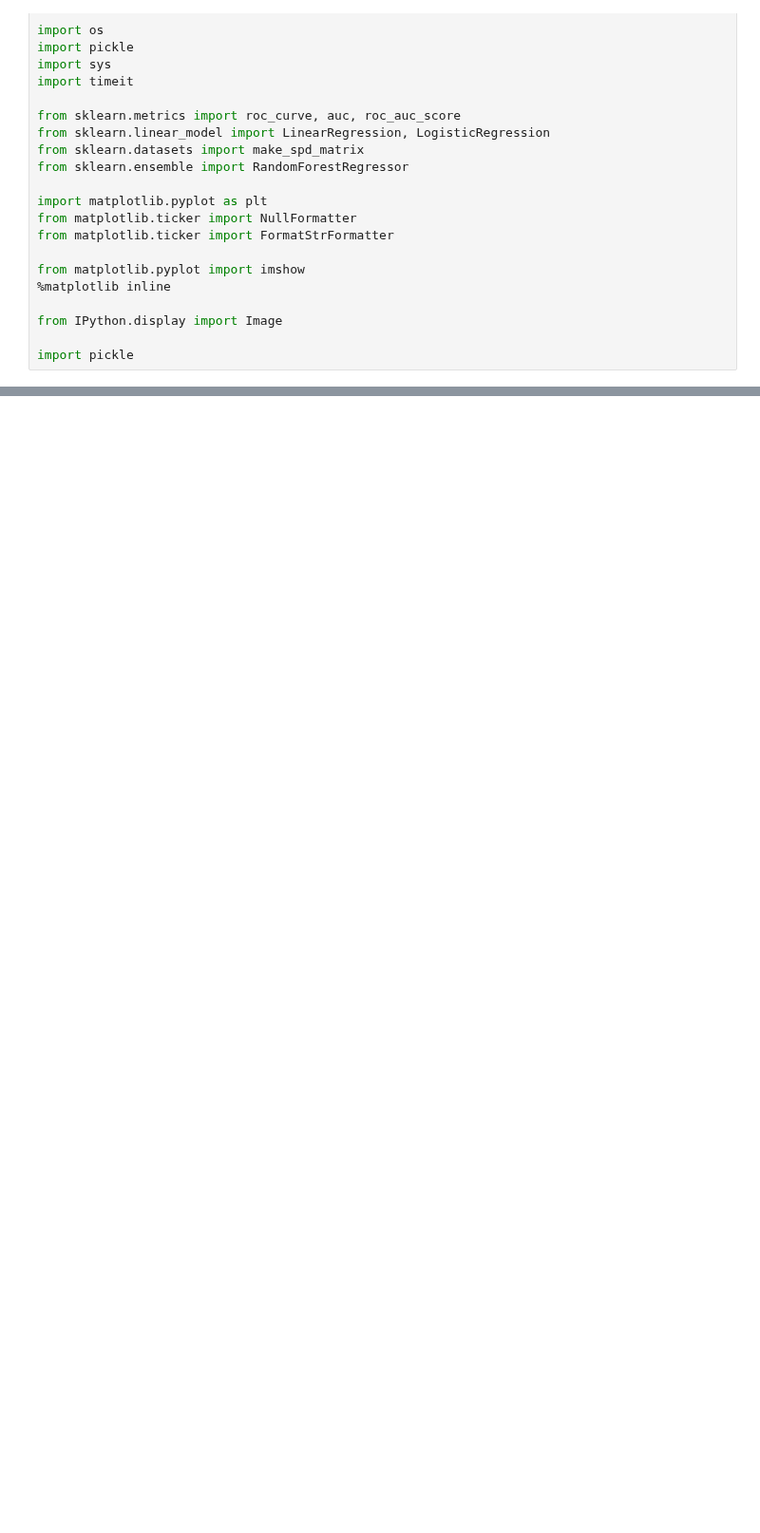
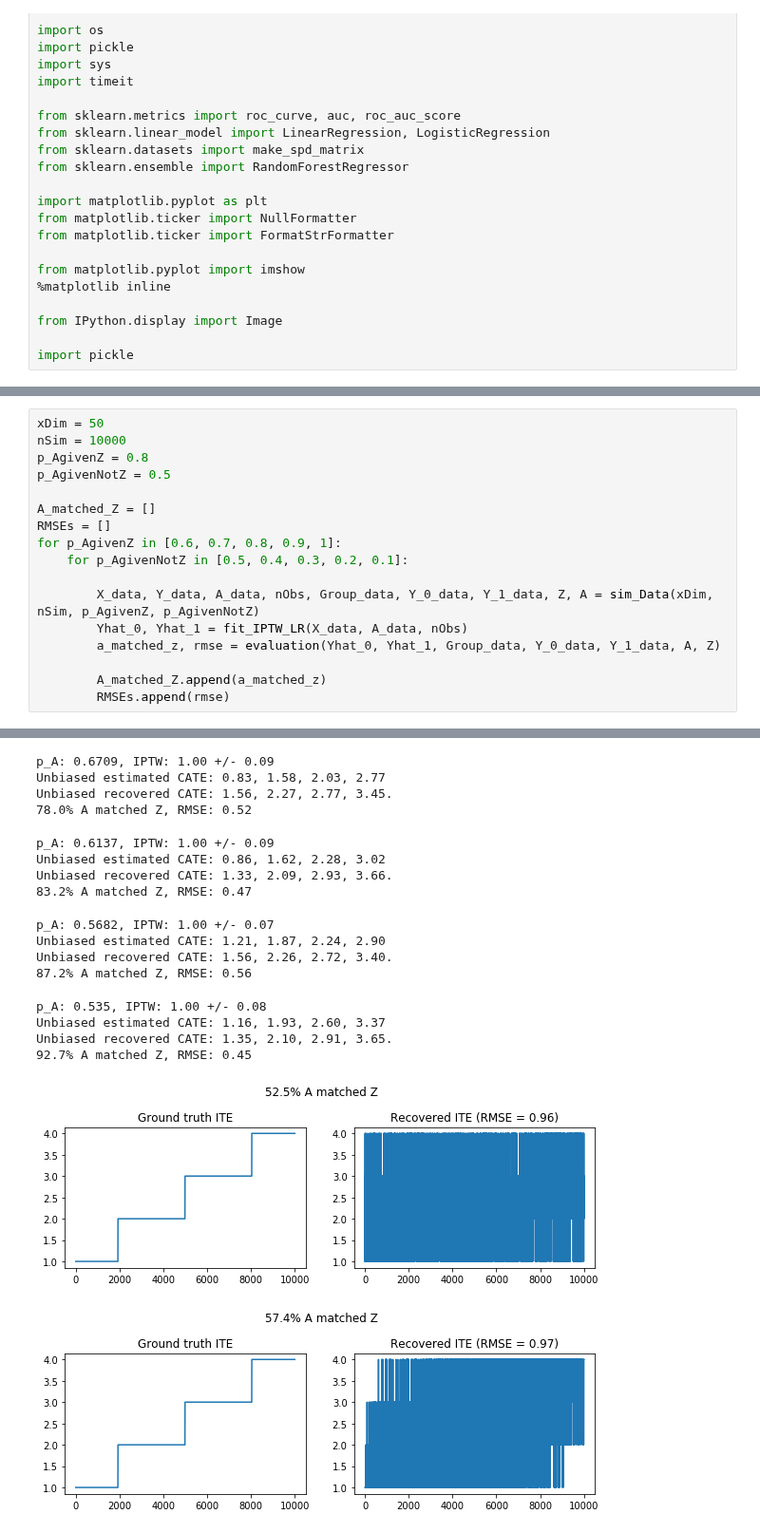
Before and after one commit to yanboxu/split-treatment-simulation, a Jupyter notebook: simulation.ipynb, the cells around one changed output, grey strips where cells are left out. Shown at 95% size. Drawn from its saved outputs; the diff is of its cells as text; blank space fills up the shorter version.

Commit message:
Simulation (no unobs confounder, complete data)

```diff
--- a/simulation.ipynb
+++ b/simulation.ipynb
@@ -24,3 +24,21 @@ from IPython.display import Image
 import pickle
 # %% [markdown]
 <img src="split_treatment.png" width="400"/>
+# %%
+xDim = 50
+nSim = 10000
+p_AgivenZ = 0.8
+p_AgivenNotZ = 0.5
+
+A_matched_Z = []
+RMSEs = []
+for p_AgivenZ in [0.6, 0.7, 0.8, 0.9, 1]:
+    for p_AgivenNotZ in [0.5, 0.4, 0.3, 0.2, 0.1]:
+
+        X_data, Y_data, A_data, nObs, Group_data, Y_0_data, Y_1_data, Z, A = sim_Data(xDim, nSim, p_AgivenZ, p_AgivenNotZ)
+        Yhat_0, Yhat_1 = fit_IPTW_LR(X_data, A_data, nObs)
+        a_matched_z, rmse = evaluation(Yhat_0, Yhat_1, Group_data, Y_0_data, Y_1_data, A, Z)
+
+        A_matched_Z.append(a_matched_z)
+        RMSEs.append(rmse)
+# %% [output]
@@ -26,0 +62,18 @@ import pickle
+p_A: 0.6709, IPTW: 1.00 +/- 0.09
+Unbiased estimated CATE: 0.83, 1.58, 2.03, 2.77
+Unbiased recovered CATE: 1.56, 2.27, 2.77, 3.45.
+78.0% A matched Z, RMSE: 0.52
+p_A: 0.6137, IPTW: 1.00 +/- 0.09
+Unbiased estimated CATE: 0.86, 1.62, 2.28, 3.02
+Unbiased recovered CATE: 1.33, 2.09, 2.93, 3.66.
+83.2% A matched Z, RMSE: 0.47
+p_A: 0.5682, IPTW: 1.00 +/- 0.07
+Unbiased estimated CATE: 1.21, 1.87, 2.24, 2.90
+Unbiased recovered CATE: 1.56, 2.26, 2.72, 3.40.
+87.2% A matched Z, RMSE: 0.56
+p_A: 0.535, IPTW: 1.00 +/- 0.08
+Unbiased estimated CATE: 1.16, 1.93, 2.60, 3.37
+Unbiased recovered CATE: 1.35, 2.10, 2.91, 3.65.
+92.7% A matched Z, RMSE: 0.45
+[figure, added]
+[figure, added]
```
Also changed, not shown: parts of 11 cells of this notebook.
